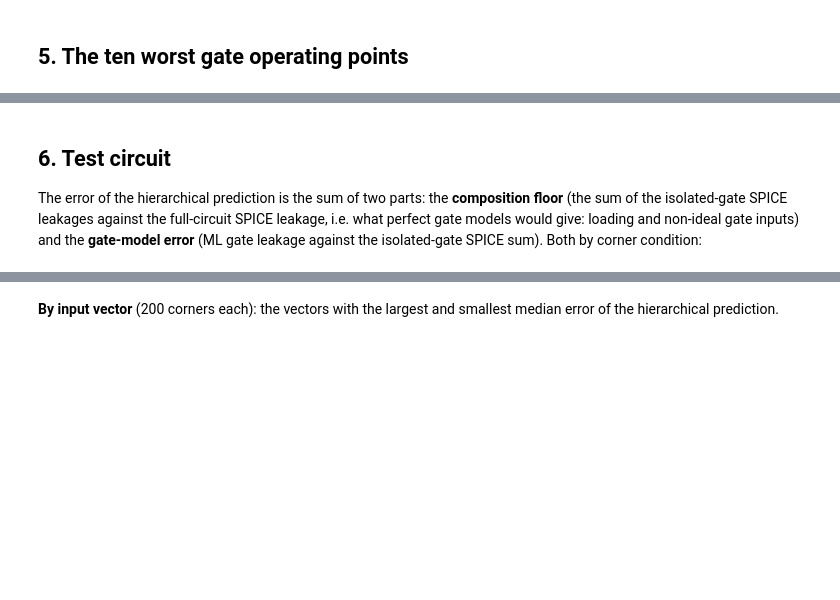
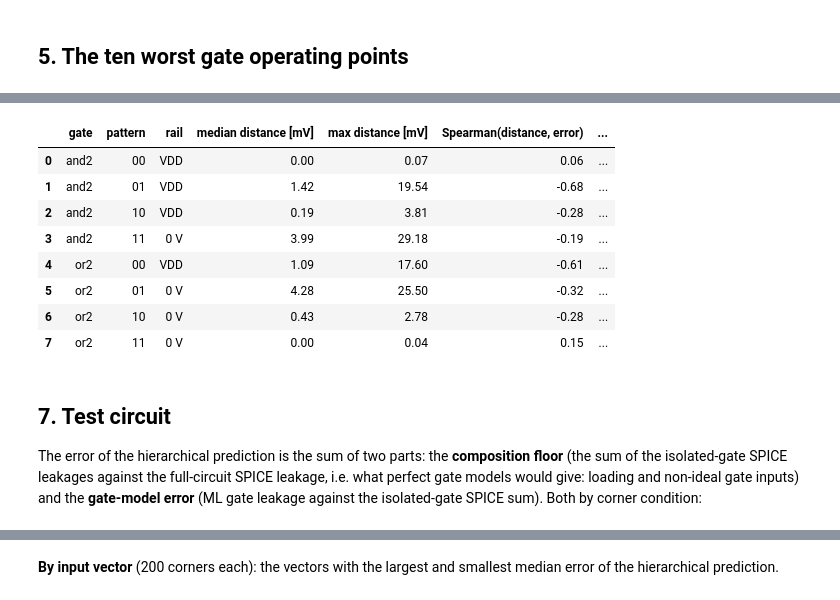
Before and after one commit to rtvk2/dvd-leakage-estimation, a Jupyter notebook: notebooks/07_error_analysis.ipynb, the cells around one changed output, grey strips where cells are left out. Drawn from its saved outputs; the diff is of its cells as text; code cells hidden in the pictures; blank space fills up the shorter version.

```diff
--- a/notebooks/07_error_analysis.ipynb
+++ b/notebooks/07_error_analysis.ipynb
@@ -108,5 +219,28 @@ worst.assign(err=lambda t: (t["err"] * 100).round(1), leak_total=lambda t: t["le
+# %%
+def inv_input_rail(g, p):                         # logic value of the NAND2 / NOR2 output that drives the inverter: 1 -> VDD, 0 -> 0 V
+    return (p != "11") if g == "and2" else (p == "00")
+
+
+rows = []
+for (g, p), d in gate[gate.gate.isin(["and2", "or2"])].groupby(["gate", "pattern"], sort=False):
+    dist = (d["vdd"] - d["v_n"]) if inv_input_rail(g, p) else d["v_n"]
+    rows.append({"gate": g, "pattern": p, "rail": "VDD" if inv_input_rail(g, p) else "0 V", "median distance [mV]": dist.median() * 1e3, "max distance [mV]": dist.max() * 1e3,
+                 "Spearman(distance, error)": dist.corr(d["err"], method="spearman"), "Spearman(distance, temperature)": dist.corr(d["temp"], method="spearman"), "Spearman(distance, VDD)": dist.corr(d["vdd"], method="spearman"), "median signed error [%]": d["err"].median() * 100, "median |error| [%]": d["err"].abs().median() * 100})
+nonrail = pd.DataFrame(rows)
+nonrail.to_csv(RESULT_DIR / "gate_error_nonrail_input.csv", index=False)
+nonrail.round(2)
+# %% [output]
+|  | gate | pattern | rail | median distance [mV] | max distance [mV] | Spearman(distance, error) | ... |
+| 0 | and2 | 00 | VDD | 0.00 | 0.07 | 0.06 | ... |
+| 1 | and2 | 01 | VDD | 1.42 | 19.54 | -0.68 | ... |
+| 2 | and2 | 10 | VDD | 0.19 | 3.81 | -0.28 | ... |
+| 3 | and2 | 11 | 0 V | 3.99 | 29.18 | -0.19 | ... |
+| 4 | or2 | 00 | VDD | 1.09 | 17.60 | -0.61 | ... |
+| 5 | or2 | 01 | 0 V | 4.28 | 25.50 | -0.32 | ... |
+| 6 | or2 | 10 | 0 V | 0.43 | 2.78 | -0.28 | ... |
+| 7 | or2 | 11 | 0 V | 0.00 | 0.04 | 0.15 | ... |
 # %% [markdown]
-## 6. Test circuit
+## 7. Test circuit
 The error of the hierarchical prediction is the sum of two parts: the **composition floor** (the sum of the isolated-gate SPICE leakages against the full-circuit SPICE leakage, i.e. what perfect gate models would give: loading and non-ideal gate inputs) and the **gate-model error** (ML gate leakage against the isolated-gate SPICE sum). Both by corner condition:
 # %%
 rows = []
```
Also changed, not shown: parts of 11 cells of this notebook, 10 other files.
